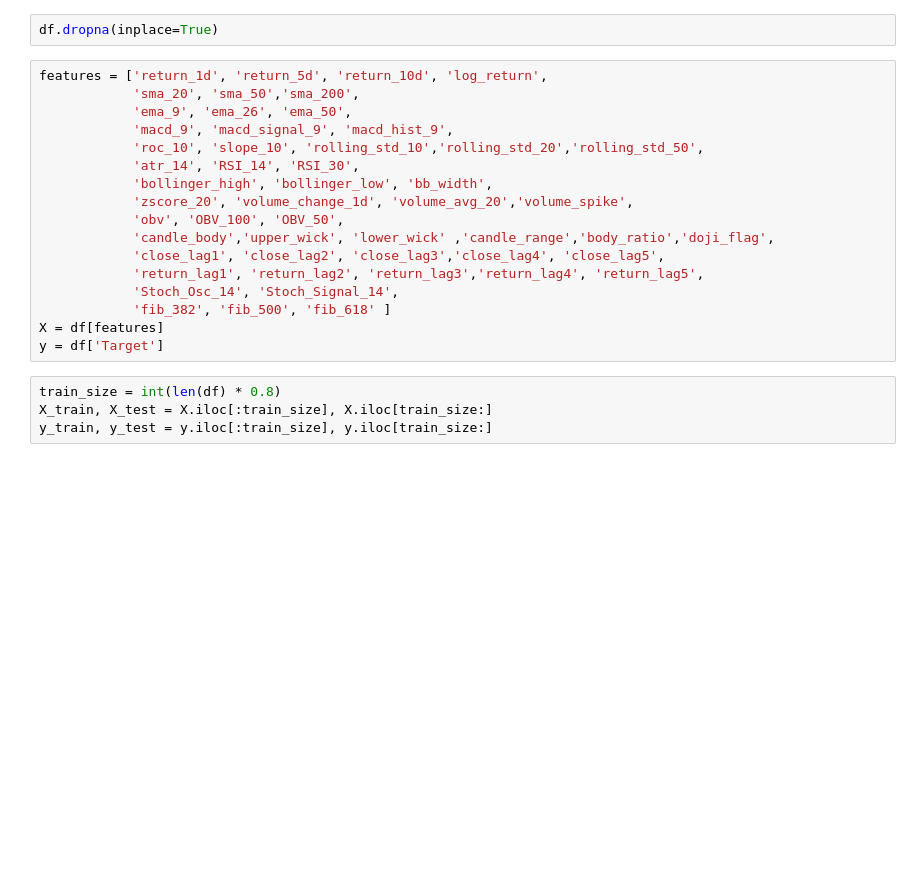
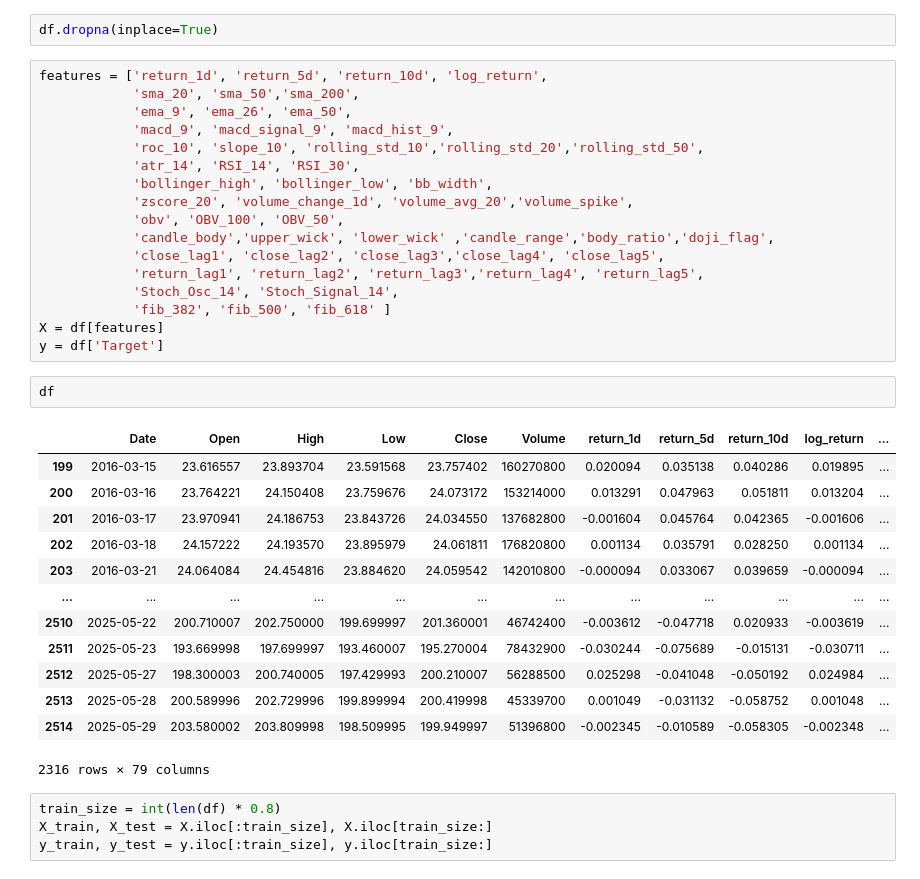
Before and after one commit to Abdullah-N1w1z/trainig_model, a Jupyter notebook: training.ipynb, the cells around one changed output. Drawn from its saved outputs; the diff is of its cells as text; blank space fills up the shorter version.

```diff
--- a/training.ipynb
+++ b/training.ipynb
@@ -28,6 +28,22 @@ features = ['return_1d', 'return_5d', 'return_10d', 'log_return',
             'fib_382', 'fib_500', 'fib_618' ]
 X = df[features]
 y = df['Target']
+# %%
+df
+# %% [output]
+|  | Date | Open | High | Low | Close | Volume | return_1d | return_5d | return_10d | log_return | ... |
+| 199 | 2016-03-15 | 23.616557 | 23.893704 | 23.591568 | 23.757402 | 160270800 | 0.020094 | 0.035138 | 0.040286 | 0.019895 | ... |
+| 200 | 2016-03-16 | 23.764221 | 24.150408 | 23.759676 | 24.073172 | 153214000 | 0.013291 | 0.047963 | 0.051811 | 0.013204 | ... |
+| 201 | 2016-03-17 | 23.970941 | 24.186753 | 23.843726 | 24.034550 | 137682800 | -0.001604 | 0.045764 | 0.042365 | -0.001606 | ... |
+| 202 | 2016-03-18 | 24.157222 | 24.193570 | 23.895979 | 24.061811 | 176820800 | 0.001134 | 0.035791 | 0.028250 | 0.001134 | ... |
+| 203 | 2016-03-21 | 24.064084 | 24.454816 | 23.884620 | 24.059542 | 142010800 | -0.000094 | 0.033067 | 0.039659 | -0.000094 | ... |
+| ... | ... | ... | ... | ... | ... | ... | ... | ... | ... | ... | ... |
+| 2510 | 2025-05-22 | 200.710007 | 202.750000 | 199.699997 | 201.360001 | 46742400 | -0.003612 | -0.047718 | 0.020933 | -0.003619 | ... |
+| 2511 | 2025-05-23 | 193.669998 | 197.699997 | 193.460007 | 195.270004 | 78432900 | -0.030244 | -0.075689 | -0.015131 | -0.030711 | ... |
+| 2512 | 2025-05-27 | 198.300003 | 200.740005 | 197.429993 | 200.210007 | 56288500 | 0.025298 | -0.041048 | -0.050192 | 0.024984 | ... |
+| 2513 | 2025-05-28 | 200.589996 | 202.729996 | 199.899994 | 200.419998 | 45339700 | 0.001049 | -0.031132 | -0.058752 | 0.001048 | ... |
+| 2514 | 2025-05-29 | 203.580002 | 203.809998 | 198.509995 | 199.949997 | 51396800 | -0.002345 | -0.010589 | -0.058305 | -0.002348 | ... |
+2316 rows × 79 columns
 # %%
 train_size = int(len(df) * 0.8)
 X_train, X_test = X.iloc[:train_size], X.iloc[train_size:]
```
Also changed, not shown: parts of 1 cell of this notebook, 3 other files.
